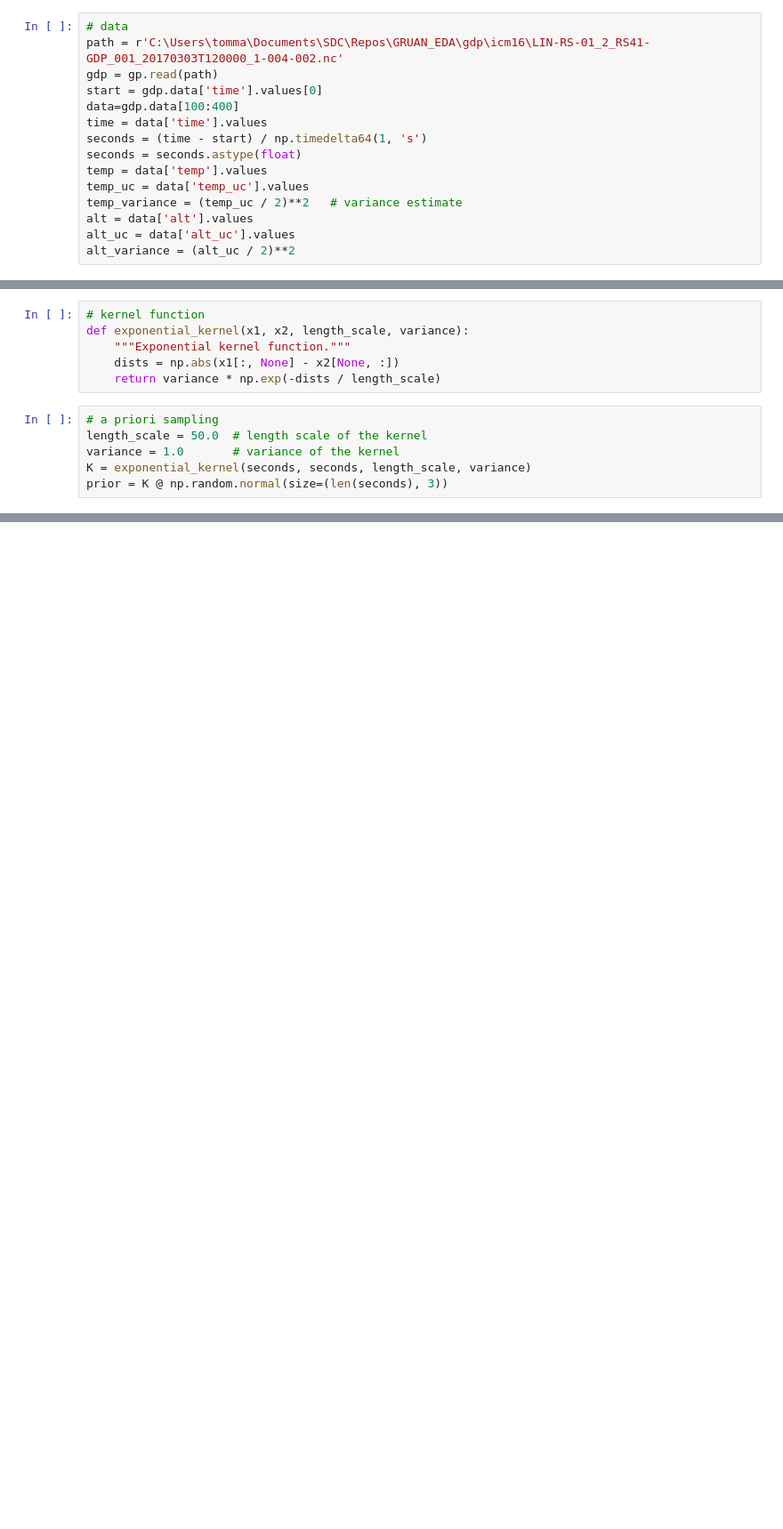
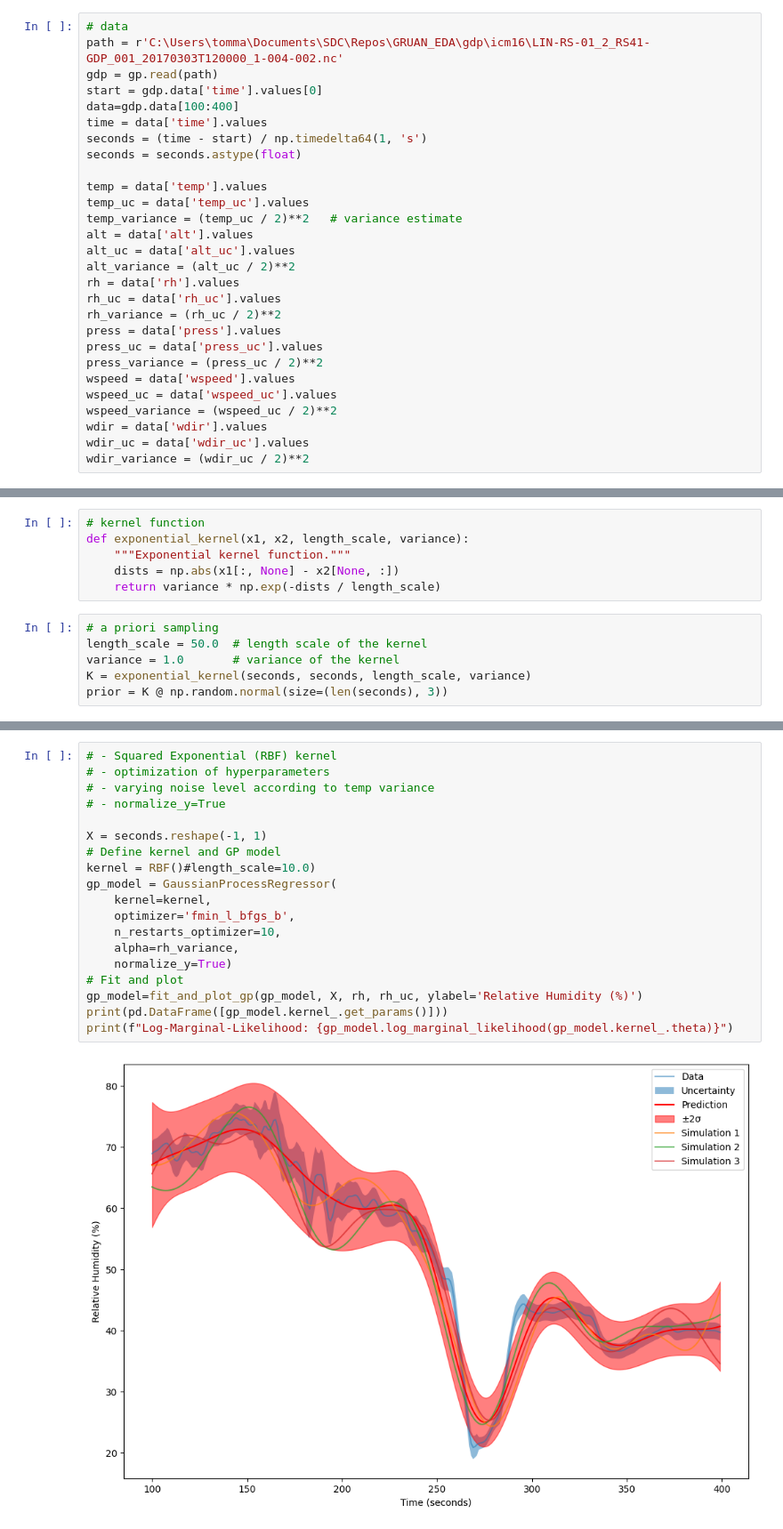
Before and after one commit to TommasoLocatelli/GRUAN_EDA, a Jupyter notebook: code_examples/gp_from_scratch.ipynb, the cells around one changed output, grey strips where cells are left out. Shown at 89% size. Saved outputs shown, nothing was run; the diff lists cells and outputs as text; blank space fills up the shorter version.

```diff
--- a/code_examples/gp_from_scratch.ipynb
+++ b/code_examples/gp_from_scratch.ipynb
@@ -24,12 +28,25 @@ data=gdp.data[100:400]
 time = data['time'].values
 seconds = (time - start) / np.timedelta64(1, 's')
 seconds = seconds.astype(float)
+
 temp = data['temp'].values
 temp_uc = data['temp_uc'].values
 temp_variance = (temp_uc / 2)**2   # variance estimate
 alt = data['alt'].values
 alt_uc = data['alt_uc'].values
 alt_variance = (alt_uc / 2)**2
+rh = data['rh'].values
+rh_uc = data['rh_uc'].values
+rh_variance = (rh_uc / 2)**2
+press = data['press'].values
+press_uc = data['press_uc'].values
+press_variance = (press_uc / 2)**2
+wspeed = data['wspeed'].values
+wspeed_uc = data['wspeed_uc'].values
+wspeed_variance = (wspeed_uc / 2)**2
+wdir = data['wdir'].values
+wdir_uc = data['wdir_uc'].values
+wdir_variance = (wdir_uc / 2)**2
 # %%
 # plot original data with uncertainty
 plt.figure(figsize=(10, 6))
@@ -271,0 +414,21 @@ plt.show()
+# %%
+# - Squared Exponential (RBF) kernel
+# - optimization of hyperparameters
+# - varying noise level according to temp variance
+# - normalize_y=True
+
+X = seconds.reshape(-1, 1)
+# Define kernel and GP model
+kernel = RBF()#length_scale=10.0)
+gp_model = GaussianProcessRegressor(
+    kernel=kernel,
+    optimizer='fmin_l_bfgs_b',
+    n_restarts_optimizer=10,
+    alpha=rh_variance,
+    normalize_y=True)
+# Fit and plot
+gp_model=fit_and_plot_gp(gp_model, X, rh, rh_uc, ylabel='Relative Humidity (%)')
+print(pd.DataFrame([gp_model.kernel_.get_params()]))
+print(f"Log-Marginal-Likelihood: {gp_model.log_marginal_likelihood(gp_model.kernel_.theta)}")
+# %% [output]
+[figure, added]
```
Also changed, not shown: parts of 18 cells of this notebook, 1 other file.
